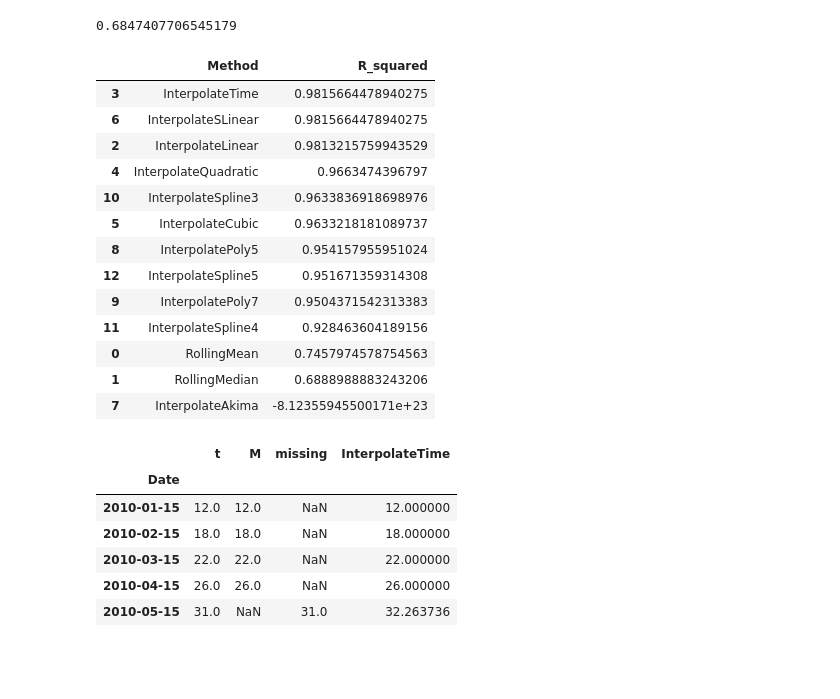
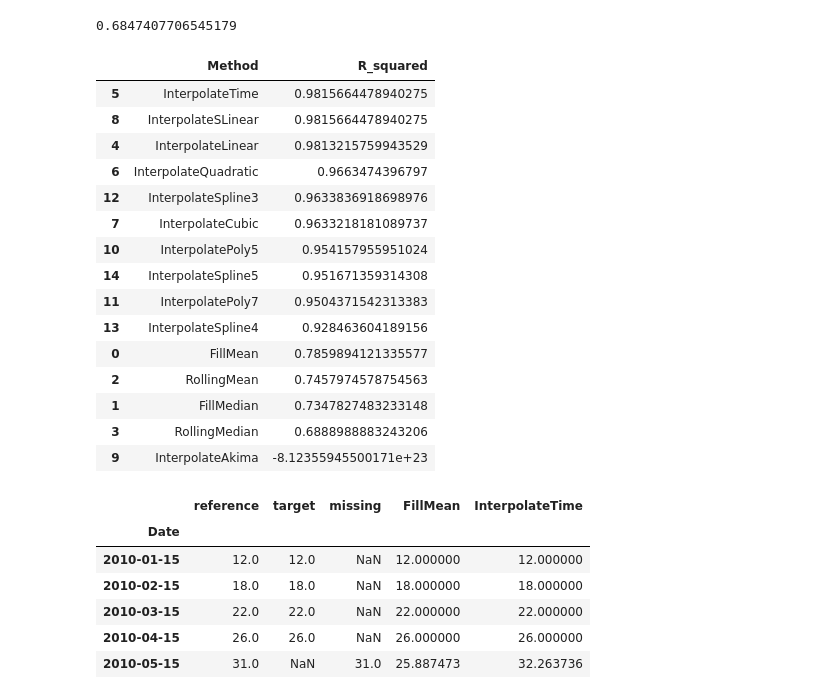
Before and after one commit to drnesr/WaterConsumption, a Jupyter notebook: ImputingTimeSeriesData.ipynb, the cells around one changed output. Cells and saved outputs as stored; diff of their text form; code cells hidden in the pictures; blank space fills up the shorter version.

Commit message:
Imroving the imputeTimeSeries notebook for Medium publishing

```diff
--- a/ImputingTimeSeriesData.ipynb
+++ b/ImputingTimeSeriesData.ipynb
@@ -153,16 +190,0 @@ df.InterpolatePoly5.interpolate(method='polynomial', order=5, inplace=True)
-# %%
-# Poly7 interpolation
-df.InterpolatePoly7.interpolate(method='polynomial', order=7, inplace=True)
-# df[df.M.isna()].sample(5)
-# %%
-# Spline3 interpolation
-df.InterpolateSpline3.interpolate(method='spline', order=3, inplace=True)
-# df[df.M.isna()].sample(5)
-# %%
-# Spline4 interpolation
-df.InterpolateSpline4.interpolate(method='spline', order=4, inplace=True)
-# df[df.M.isna()].sample(5)
-# %%
-# Spline5 interpolation
-df.InterpolateSpline5.interpolate(method='spline', order=5, inplace=True)
-# df[df.M.isna()].sample(5)
@@ -205,32 +217,34 @@ r2_score(df.RollingMean, df.t)
 # %% [output]
 0.6847407706545179
 # %%
-results = [(method, r2_score(df.t, df[method])) for method in list(df)[3:]]
+results = [(method, r2_score(df.reference, df[method])) for method in list(df)[3:]]
 results_df = pd.DataFrame(np.array(results), columns=['Method', 'R_squared'])
 results_df.sort_values(by='R_squared', ascending=False)
 # %% [output]
 |  | Method | R_squared |
-| 3 | InterpolateTime | 0.9815664478940275 |
-| 6 | InterpolateSLinear | 0.9815664478940275 |
-| 2 | InterpolateLinear | 0.9813215759943529 |
-| 4 | InterpolateQuadratic | 0.9663474396797 |
-| 10 | InterpolateSpline3 | 0.9633836918698976 |
-| 5 | InterpolateCubic | 0.9633218181089737 |
-| 8 | InterpolatePoly5 | 0.954157955951024 |
-| 12 | InterpolateSpline5 | 0.951671359314308 |
-| 9 | InterpolatePoly7 | 0.9504371542313383 |
-| 11 | InterpolateSpline4 | 0.928463604189156 |
-| 0 | RollingMean | 0.7457974578754563 |
-| 1 | RollingMedian | 0.6888988883243206 |
-| 7 | InterpolateAkima | -8.12355945500171e+23 |
+| 5 | InterpolateTime | 0.9815664478940275 |
+| 8 | InterpolateSLinear | 0.9815664478940275 |
+| 4 | InterpolateLinear | 0.9813215759943529 |
+| 6 | InterpolateQuadratic | 0.9663474396797 |
+| 12 | InterpolateSpline3 | 0.9633836918698976 |
+| 7 | InterpolateCubic | 0.9633218181089737 |
+| 10 | InterpolatePoly5 | 0.954157955951024 |
+| 14 | InterpolateSpline5 | 0.951671359314308 |
+| 11 | InterpolatePoly7 | 0.9504371542313383 |
+| 13 | InterpolateSpline4 | 0.928463604189156 |
+| 0 | FillMean | 0.7859894121335577 |
+| 2 | RollingMean | 0.7457974578754563 |
+| 1 | FillMedian | 0.7347827483233148 |
+| 3 | RollingMedian | 0.6888988883243206 |
+| 9 | InterpolateAkima | -8.12355945500171e+23 |
 # %%
-final_df= df[['t', 'M', 'missing', 'InterpolateTime' ]]
+final_df= df[['reference', 'target', 'missing', 'FillMean', 'InterpolateTime' ]]
 final_df.head()
 # %% [output]
-|  | t | M | missing | InterpolateTime |
-| Date |  |  |  |  |
-| 2010-01-15 | 12.0 | 12.0 | NaN | 12.000000 |
-| 2010-02-15 | 18.0 | 18.0 | NaN | 18.000000 |
-| 2010-03-15 | 22.0 | 22.0 | NaN | 22.000000 |
-| 2010-04-15 | 26.0 | 26.0 | NaN | 26.000000 |
-| 2010-05-15 | 31.0 | NaN | 31.0 | 32.263736 |
+|  | reference | target | missing | FillMean | InterpolateTime |
+| Date |  |  |  |  |  |
+| 2010-01-15 | 12.0 | 12.0 | NaN | 12.000000 | 12.000000 |
+| 2010-02-15 | 18.0 | 18.0 | NaN | 18.000000 | 18.000000 |
+| 2010-03-15 | 22.0 | 22.0 | NaN | 22.000000 | 22.000000 |
+| 2010-04-15 | 26.0 | 26.0 | NaN | 26.000000 | 26.000000 |
+| 2010-05-15 | 31.0 | NaN | 31.0 | 25.887473 | 32.263736 |
```
Also changed, not shown: parts of 27 cells of this notebook, 18 other files.
